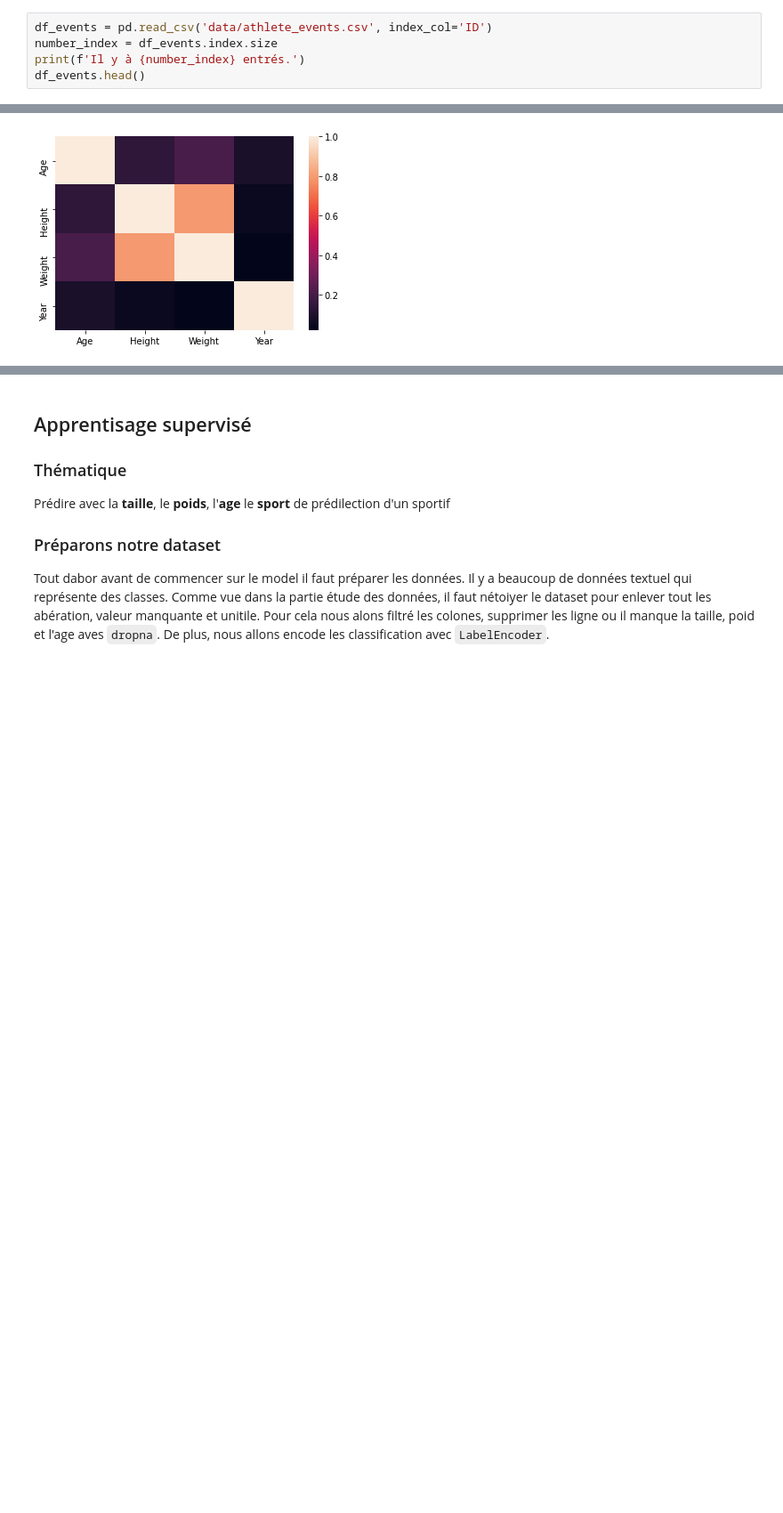
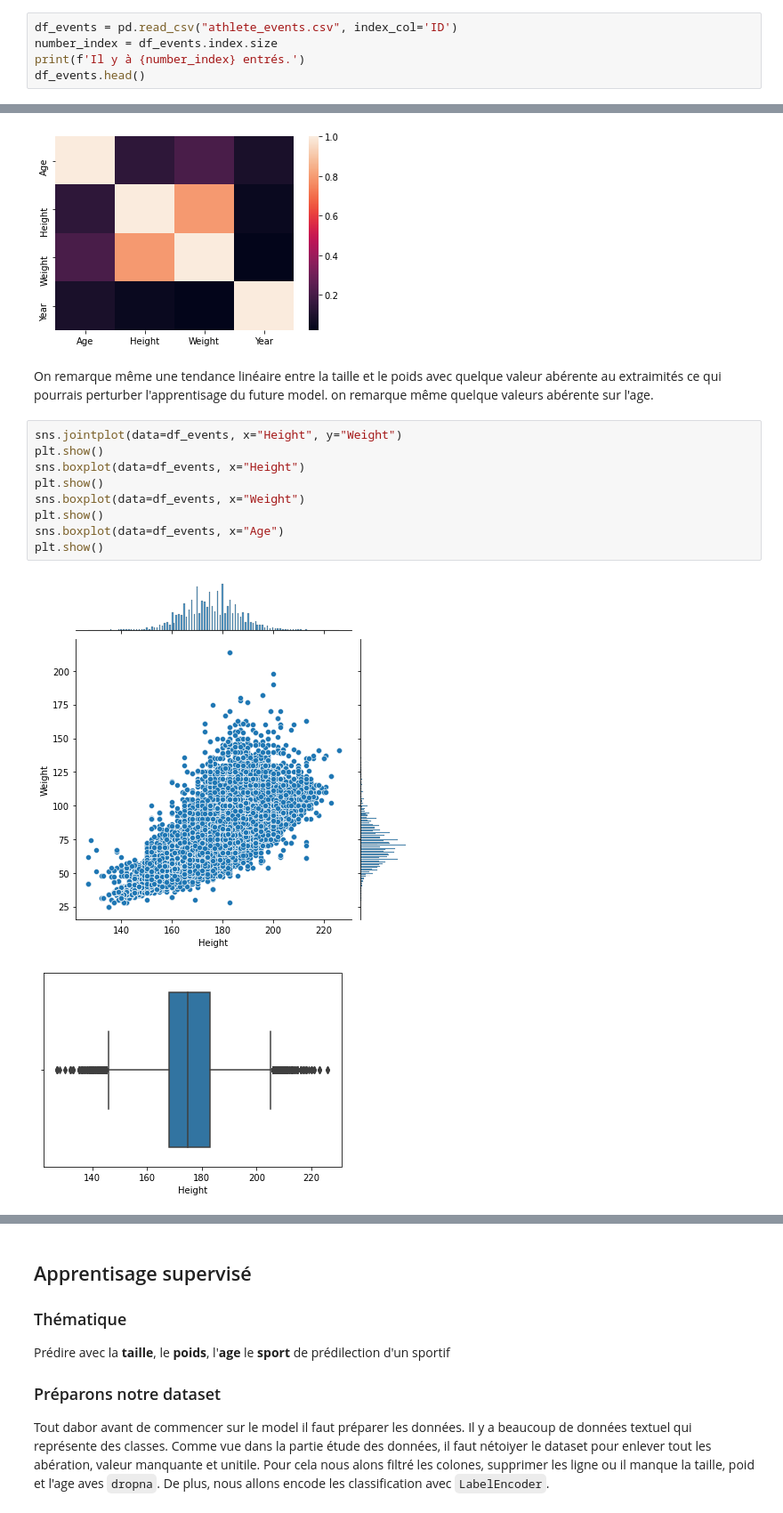
Before and after one commit to gleffad/data_approach_to_olympic_games, a Jupyter notebook: olympic_games_analysis.ipynb, the cells around one changed output, grey strips where cells are left out. Shown at 89% size. Drawn from its saved outputs; the diff is of its cells as text; blank space fills up the shorter version.

```diff
--- a/olympic_games_analysis.ipynb
+++ b/olympic_games_analysis.ipynb
@@ -25,5 +26,5 @@ Notez que les Jeux d'hiver et d'été ont eu lieu la même année jusqu'en 1992.
 # %%
-df_events = pd.read_csv('data/athlete_events.csv', index_col='ID')
+df_events = pd.read_csv("athlete_events.csv", index_col='ID')
 number_index = df_events.index.size
 print(f'Il y à {number_index} entrés.')
 df_events.head()
@@ -258,3 +273,17 @@ sns.heatmap(df_events.corr())
 plt.show()
 # %% [output]
 [figure]
+# %% [markdown]
+On remarque même une tendance linéaire entre la taille et le poids avec quelque valeur abérente au extraimités ce qui pourrais perturber l'apprentisage du future model. on remarque même quelque valeurs abérente sur l'age.
+# %%
+sns.jointplot(data=df_events, x="Height", y="Weight")
+plt.show()
+sns.boxplot(data=df_events, x="Height")
+plt.show()
+sns.boxplot(data=df_events, x="Weight")
+plt.show()
+sns.boxplot(data=df_events, x="Age")
+plt.show()
+# %% [output]
+[figure, added]
+[figure, added]
```
Also changed, not shown: parts of 53 cells of this notebook, 4 other files.
